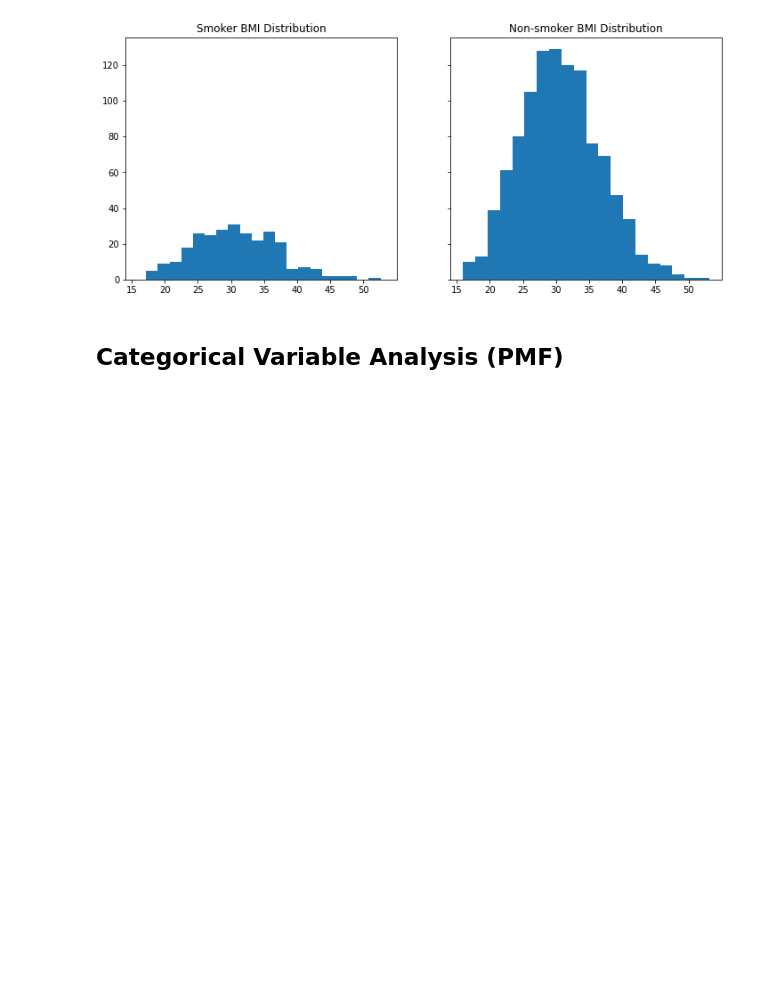
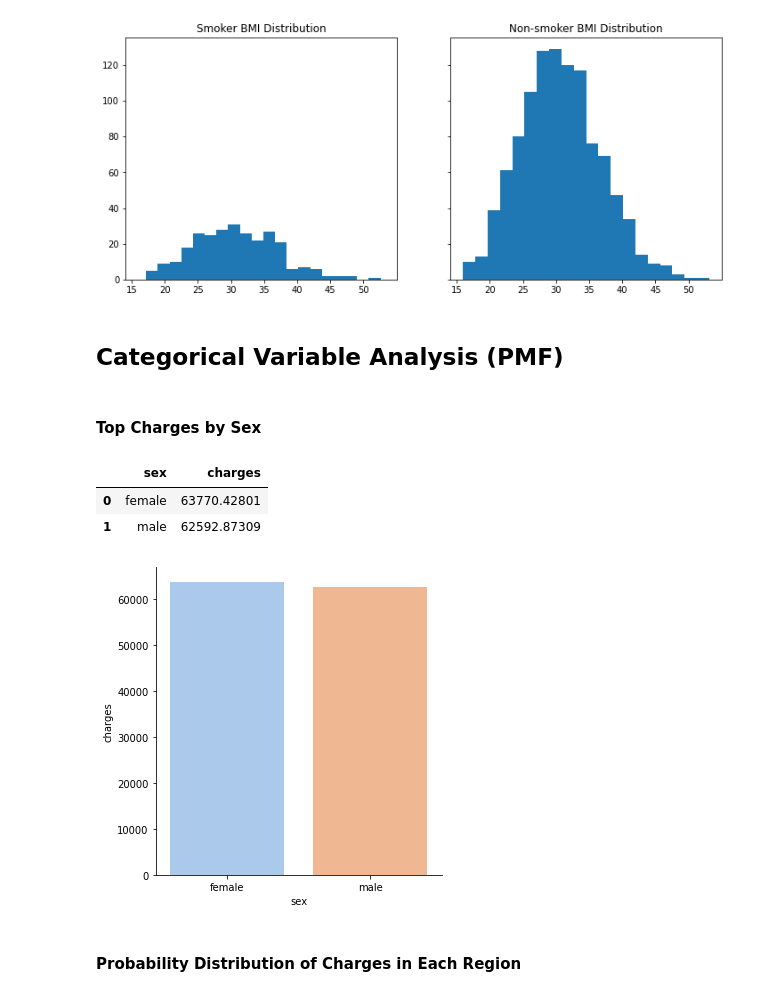
Before and after one commit to dwipaalfarisi/ads-projects, a Jupyter notebook: probability/prob.ipynb, the cells around one changed output. Saved outputs shown, nothing was run; the diff lists cells and outputs as text; code cells hidden in the pictures; blank space fills up the shorter version.

```diff
--- a/probability/prob.ipynb
+++ b/probability/prob.ipynb
@@ -253,3 +254,21 @@ plt.show();
 [figure]
 # %% [markdown]
 ## Categorical Variable Analysis (PMF)
+# %% [markdown]
+#### Top Charges by Sex
+# %%
+top_charges_sex = insurance_data.groupby(['sex'])['charges'].max().reset_index()
+top_charges_sex
+# %% [output]
+|  | sex | charges |
+| 0 | female | 63770.42801 |
+| 1 | male | 62592.87309 |
+# %%
+# plot
+p = sns.catplot(data=top_charges_sex, x="sex", y="charges", palette="pastel", kind="bar")
+
+plt.show();
+# %% [output]
+[figure, added]
+# %% [markdown]
+#### Probability Distribution of Charges in Each Region
```
Also changed, not shown: parts of 17 cells of this notebook, 2 other files.
